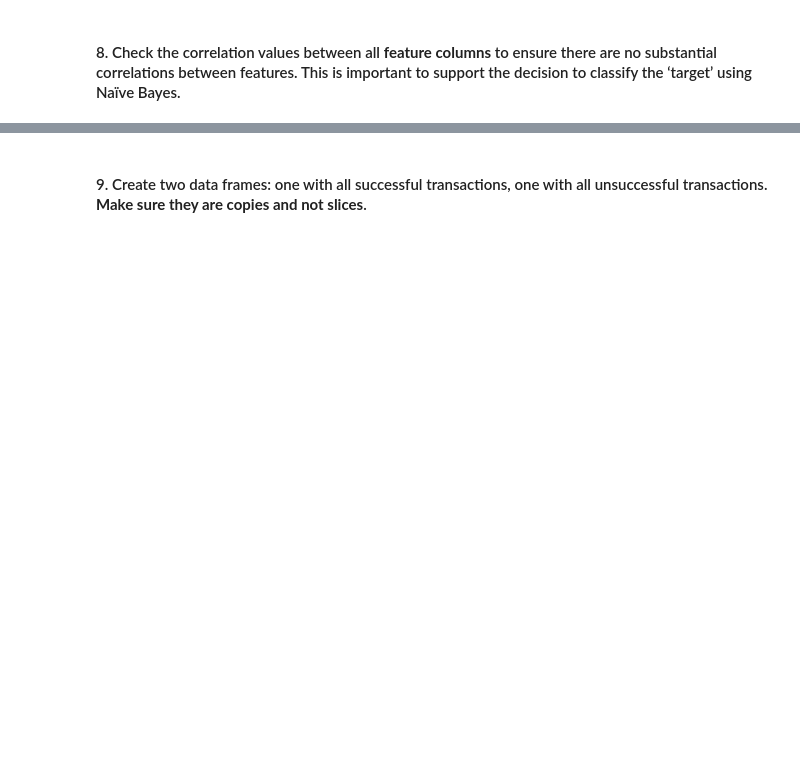
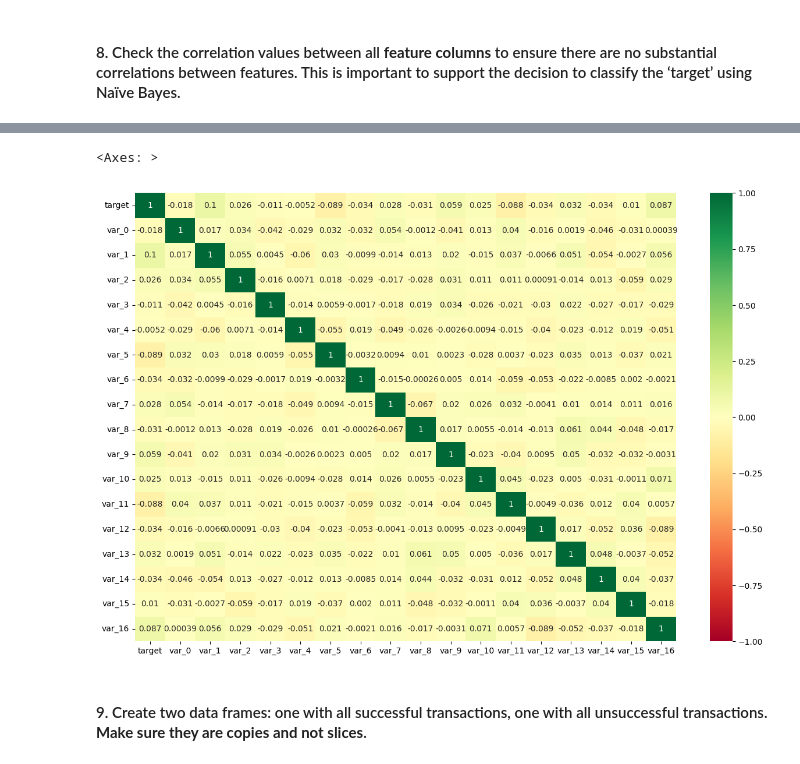
Before and after one commit to cnmi-ds-22/tanickell___Data-Science-Portfolio-C22, a Jupyter notebook: Modules/Module_1_Intro_to_DS_and_Naive_Bayes/Projects/Instructions/Project.1-Transactions/Project.1-Pass-02.ipynb, the cells around one changed output, grey strips where cells are left out. Saved outputs shown, nothing was run; the diff lists cells and outputs as text; code cells hidden in the pictures; blank space fills up the shorter version.

```diff
--- a/Modules/Module_1_Intro_to_DS_and_Naive_Bayes/Projects/Instructions/Project.1-Transactions/Project.1-Pass-02.ipynb
+++ b/Modules/Module_1_Intro_to_DS_and_Naive_Bayes/Projects/Instructions/Project.1-Transactions/Project.1-Pass-02.ipynb
@@ -162,3 +452,5 @@ Produce some visual analysis of the data.  Recall that Gaussian Naive Bayes assu
 #### 8. Check the correlation values between all **feature columns** to ensure there are no substantial correlations between features. This is important to support the decision to classify the ‘target’ using Naïve Bayes.
 # %%
 # column correlations
+column_correlations = df.corr()
+column_correlations
@@ -165,5 +475,16 @@ Produce some visual analysis of the data.  Recall that Gaussian Naive Bayes assu
 # %%
 # Display correlation matrix
+plt.figure(figsize = (15, 10))
+sns.heatmap(
+    column_correlations,
+    annot = True,
+    vmin = -1,
+    vmax = 1,
+    cmap = 'RdYlGn'
+)
+# %% [output]
+<Axes: >
+[figure, added]
 # %% [markdown]
 #### 9. Create two data frames: one with all successful transactions, one with all unsuccessful transactions. **Make sure they are copies and not slices**.
 # %%
```
Also changed, not shown: parts of 51 cells of this notebook.
